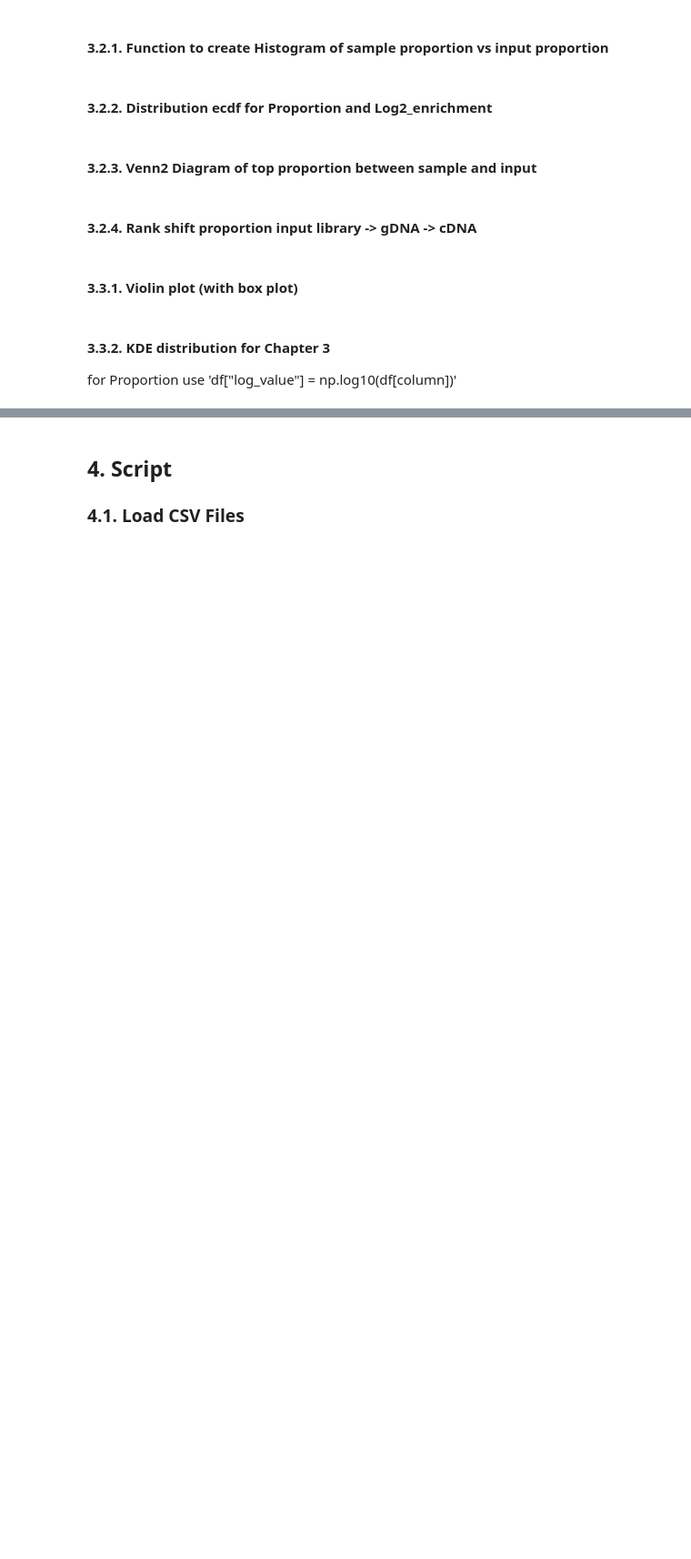
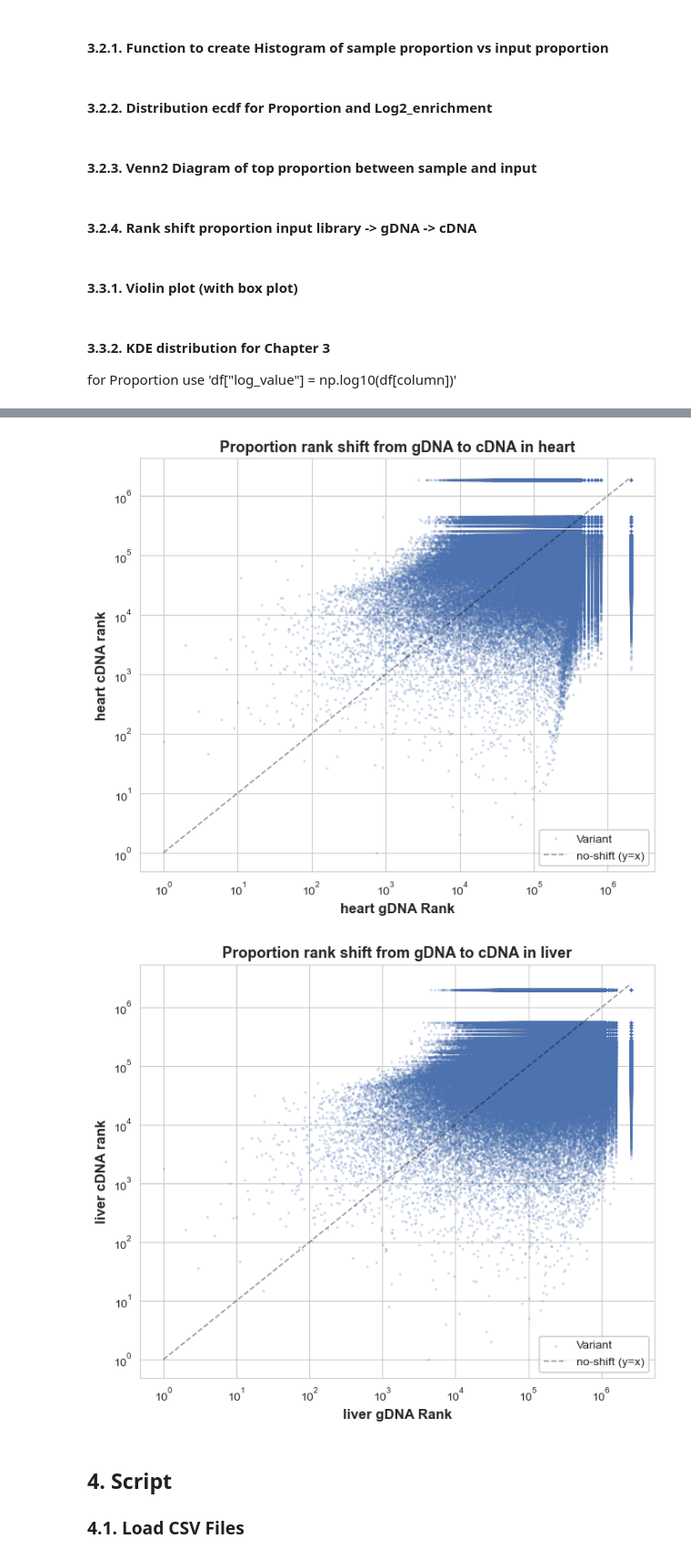
Before and after one commit to Kolly97/Internship_Grimm_Lab, a Jupyter notebook: Script_plots.ipynb, the cells around one changed output, grey strips where cells are left out. Shown at 91% size. Cells and saved outputs as stored; diff of their text form; code cells hidden in the pictures; blank space fills up the shorter version.

Commit message:
New scripts
-venn2 top enrichment
-diagram for overlap
-rank shift (in the making)

```diff
--- a/Script_plots.ipynb
+++ b/Script_plots.ipynb
@@ -708,3 +963,9 @@ def kde_gDNA_vs_cDNA(
+# %%
+for tissue in TISSUE:
+    rank_shift_between_gDNA_and_cDNA (df_pooled_pivot, tissue, 'Proportion')
+# %% [output]
+[figure, added]
+[figure, added]
 # %% [markdown]
 ## 4. Script
 ### 4.1. Load CSV Files
```
Also changed, not shown: parts of 19 cells of this notebook.
